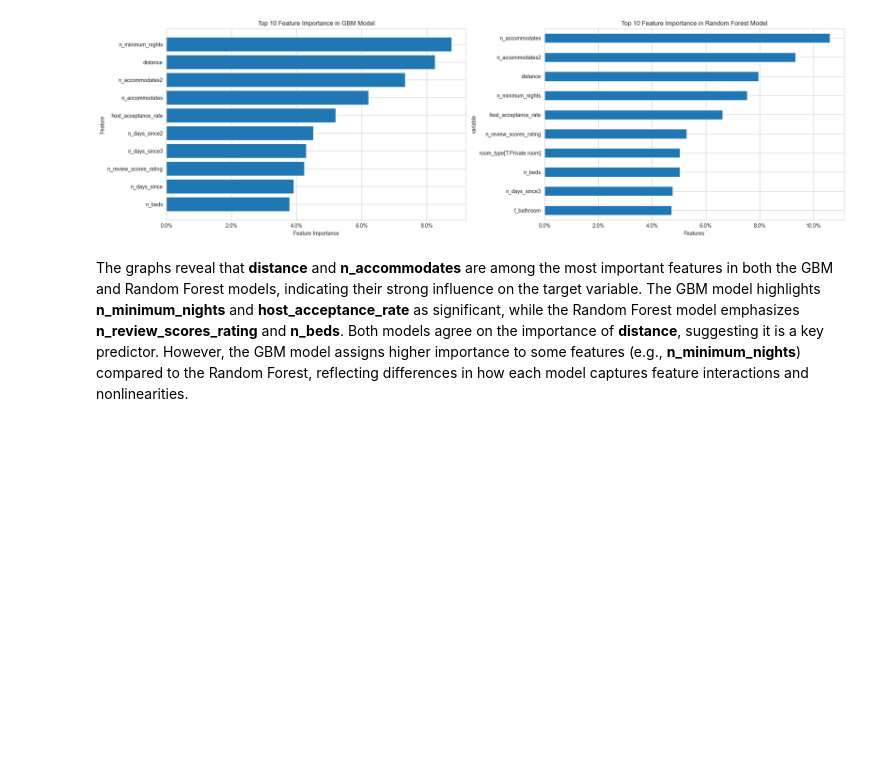
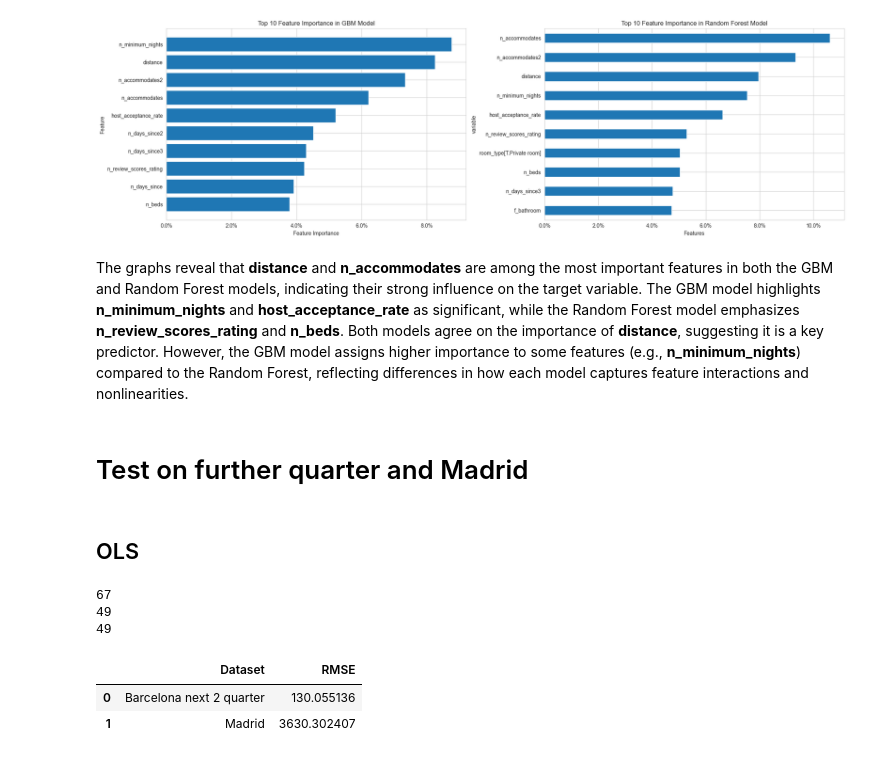
Before and after one commit to tursynkhanova/DA3_1, a Jupyter notebook: prediction_barca2.ipynb, the cells around one changed output. Drawn from its saved outputs; the diff is of its cells as text; code cells hidden in the pictures; blank space fills up the shorter version.

```diff
--- a/prediction_barca2.ipynb
+++ b/prediction_barca2.ipynb
@@ -274,5 +340,3 @@ data['distance'] = data.apply(
-# %%
-data['in_center'] = (data['distance'] <= 2).astype(int)
 # %% [markdown]
 ## Interactions
 # %%
@@ -978,7 +1042,7 @@ plt.show()
 # %% [markdown]
 ### OLS RMSE
 # %%
-y, X = dmatrices("price ~ " + " + ".join(predictors), data = data_work)
+y, X = dmatrices("price ~ " + " + ".join(predictors_2), data = data_work)
 
 ols_model = LinearRegression().fit(X,y)
 
@@ -1106,3 +1170,34 @@ plt.show()
 [figure]
 # %% [markdown]
 The graphs reveal that **distance** and **n_accommodates** are among the most important features in both the GBM and Random Forest models, indicating their strong influence on the target variable. The GBM model highlights **n_minimum_nights** and **host_acceptance_rate** as significant, while the Random Forest model emphasizes **n_review_scores_rating** and **n_beds**. Both models agree on the importance of **distance**, suggesting it is a key predictor. However, the GBM model assigns higher importance to some features (e.g., **n_minimum_nights**) compared to the Random Forest, reflecting differences in how each model captures feature interactions and nonlinearities.
+# %% [markdown]
+# Test on further quarter and Madrid
+# %% [markdown]
+## OLS
+# %%
+y_barca4, X_barca4 = dmatrices("price ~ " + " + ".join(predictors_2), barca4, return_type='dataframe')
+y_madrid, X_madrid = dmatrices("price ~ " + " + ".join(predictors_2), madrid, return_type='dataframe')
+# %%
+print(data_work.shape[1])  # Number of features in training data
+print(X_barca4.shape[1])  # Number of features in X_barca4
+print(X_madrid.shape[1])  # Number of features in X_madrid
+# %% [output]
+67
+49
+49
+# %%
+y_barca4_test = ols_model.predict(X_barca4)
+y_madrid_test = ols_model.predict(X_madrid)
+
+ols_rmse_barca4 = mean_squared_error(y_barca4, y_barca4_test, squared=False)
+ols_rmse_madrid = mean_squared_error(y_madrid, y_madrid_test, squared=False)
+# %%
+ols_test = pd.DataFrame({
+    "Dataset": ["Barcelona next 2 quarter", "Madrid"],
+    "RMSE": [ols_rmse_barca4, ols_rmse_madrid]
+})
+ols_test
+# %% [output]
+|  | Dataset | RMSE |
+| 0 | Barcelona next 2 quarter | 130.055136 |
+| 1 | Madrid | 3630.302407 |
```
Also changed, not shown: parts of 46 cells of this notebook, 2 other files.
